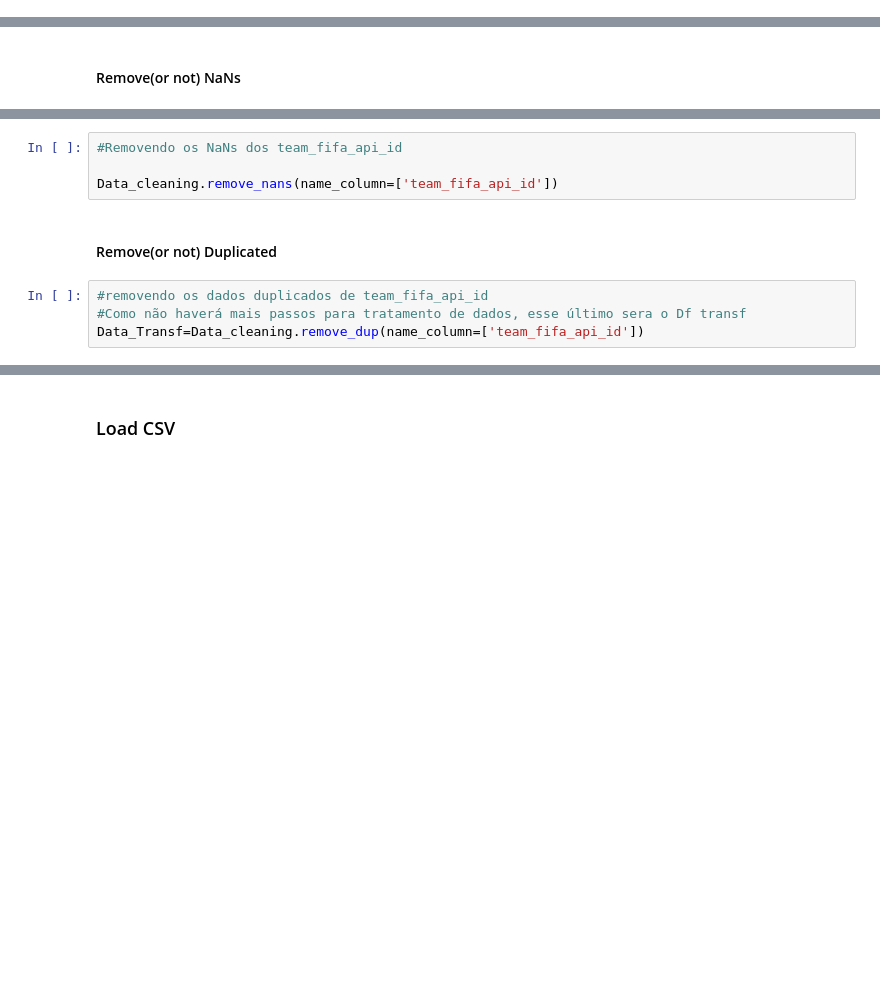
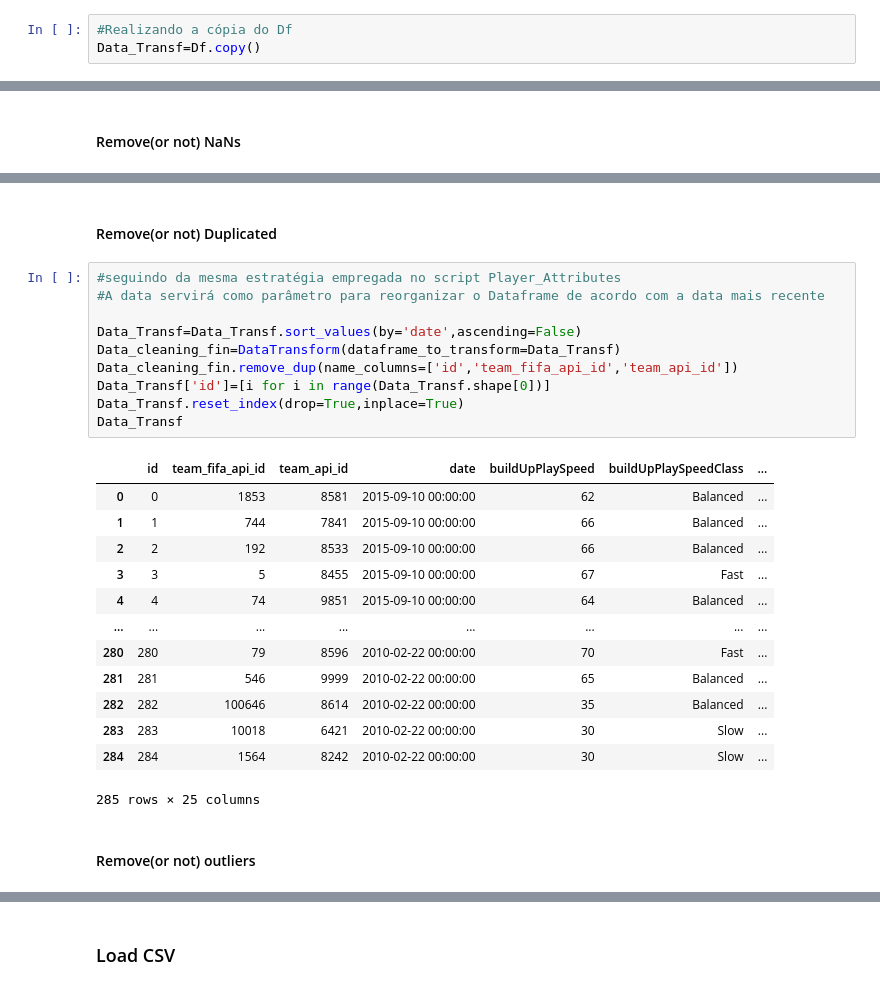
Before and after one commit to alessandrogums/ETL-Data-FIFA, a Jupyter notebook: script_Team_attributes.ipynb, the cells around one changed output, grey strips where cells are left out. Cells and saved outputs as stored; diff of their text form; blank space fills up the shorter version.

```diff
--- a/script_Team_attributes.ipynb
+++ b/script_Team_attributes.ipynb
@@ -238,5 +244,8 @@ Results_analysis.confirm_typing(name_column='team_short_name',type_expected='str
 # %% [markdown]
 ### Data transform
+# %%
+#Realizando a cópia do Df
+Data_Transf=Df.copy()
 # %%
 #Instânciando o Df para a classe DataCleaning
 
@@ -252,10 +263,28 @@ Results_analysis.count_nans(name_columns=['id','team_api_id','team_fifa_api_id']
-# %%
-#Removendo os NaNs dos team_fifa_api_id
-
-Data_cleaning.remove_nans(name_column=['team_fifa_api_id'])
 # %% [markdown]
 #### Remove(or not) Duplicated
-# %%
-#removendo os dados duplicados de team_fifa_api_id
-#Como não haverá mais passos para tratamento de dados, esse último sera o Df transf
-Data_Transf=Data_cleaning.remove_dup(name_column=['team_fifa_api_id'])
+# %%
+#seguindo da mesma estratégia empregada no script Player_Attributes
+#A data servirá como parâmetro para reorganizar o Dataframe de acordo com a data mais recente
+
+Data_Transf=Data_Transf.sort_values(by='date',ascending=False)
+Data_cleaning_fin=DataTransform(dataframe_to_transform=Data_Transf)
+Data_cleaning_fin.remove_dup(name_columns=['id','team_fifa_api_id','team_api_id'])
+Data_Transf['id']=[i for i in range(Data_Transf.shape[0])]
+Data_Transf.reset_index(drop=True,inplace=True)
+Data_Transf
+# %% [output]
+|  | id | team_fifa_api_id | team_api_id | date | buildUpPlaySpeed | buildUpPlaySpeedClass | ... |
+| 0 | 0 | 1853 | 8581 | 2015-09-10 00:00:00 | 62 | Balanced | ... |
+| 1 | 1 | 744 | 7841 | 2015-09-10 00:00:00 | 66 | Balanced | ... |
+| 2 | 2 | 192 | 8533 | 2015-09-10 00:00:00 | 66 | Balanced | ... |
+| 3 | 3 | 5 | 8455 | 2015-09-10 00:00:00 | 67 | Fast | ... |
+| 4 | 4 | 74 | 9851 | 2015-09-10 00:00:00 | 64 | Balanced | ... |
+| ... | ... | ... | ... | ... | ... | ... | ... |
+| 280 | 280 | 79 | 8596 | 2010-02-22 00:00:00 | 70 | Fast | ... |
+| 281 | 281 | 546 | 9999 | 2010-02-22 00:00:00 | 65 | Balanced | ... |
+| 282 | 282 | 100646 | 8614 | 2010-02-22 00:00:00 | 35 | Balanced | ... |
+| 283 | 283 | 10018 | 6421 | 2010-02-22 00:00:00 | 30 | Slow | ... |
+| 284 | 284 | 1564 | 8242 | 2010-02-22 00:00:00 | 30 | Slow | ... |
+285 rows × 25 columns
+# %% [markdown]
+#### Remove(or not) outliers
```
Also changed, not shown: parts of 14 cells of this notebook, 3 other files.
